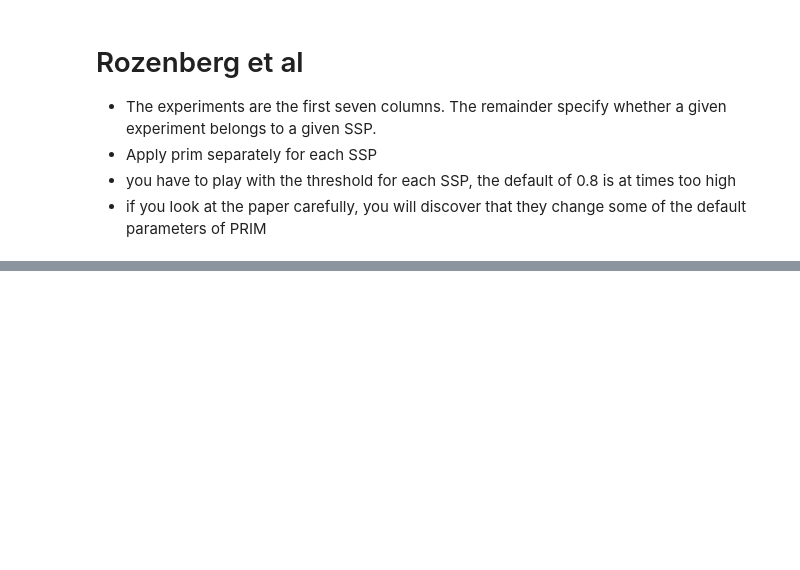
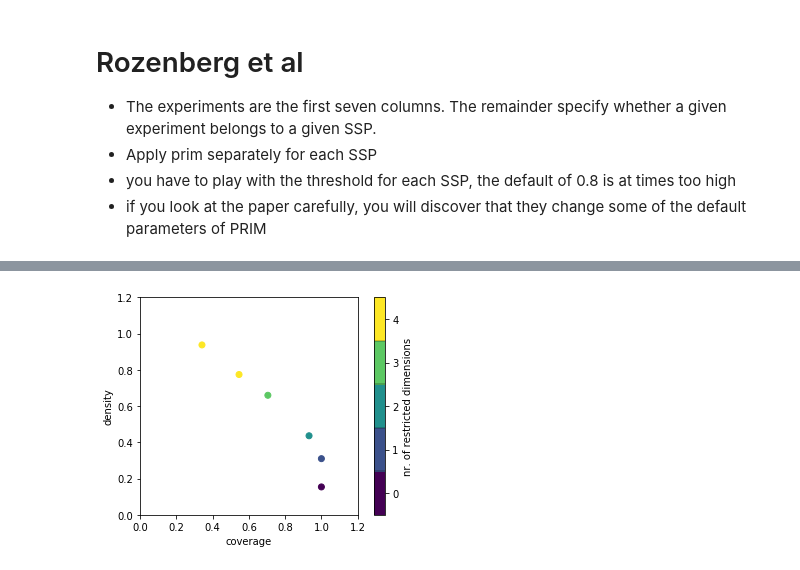
Before and after one commit to jasonrwang/epa1361_open, a Jupyter notebook: Week 3-4 - vulnerability analysis/assignment 4 - scenario discovery.ipynb, the cells around one changed output, grey strips where cells are left out. Drawn from its saved outputs; the diff is of its cells as text; code cells hidden in the pictures; blank space fills up the shorter version.

```diff
--- a/Week 3-4 - vulnerability analysis/assignment 4 - scenario discovery.ipynb
+++ b/Week 3-4 - vulnerability analysis/assignment 4 - scenario discovery.ipynb
@@ -146,3 +146,6 @@ plt.show()
 * Apply prim separately for each SSP
 * you have to play with the threshold for each SSP, the default of 0.8 is at times too high
 * if you look at the paper carefully, you will discover that they change some of the default parameters of PRIM
+# %%
+df = pd.read_csv('data/Rozenberg et al 2014.csv')
+df.head()
@@ -148,0 +159,18 @@ plt.show()
+# %%
+# Define experiments and outcomes
+
+x = df.iloc[:,0:7] # Select experiment inputs
+y = df.iloc[:,7:12] # These are integer-binary
+# %%
+# Choose the scenario to analyze here
+prim_alg_SSP1 = prim.Prim(x, y['SSP1'], threshold = 0.8, peel_alpha = 0.1)
+prim_alg_SSP2 = prim.Prim(x, y['SSP2'], threshold = 0.55, peel_alpha = 0.1)
+prim_alg_SSP3 = prim.Prim(x, y['SSP3'], threshold = 0.8, peel_alpha = 0.1)
+prim_alg_SSP4 = prim.Prim(x, y['SSP4'], threshold = 0.8, peel_alpha = 0.1)
+prim_alg_SSP5 = prim.Prim(x, y['SSP5'], threshold = 0.45, peel_alpha = 0.1)
+
+box_SSP1 = prim_alg_SSP1.find_box()
+box_SSP2 = prim_alg_SSP2.find_box()
+box_SSP3 = prim_alg_SSP3.find_box()
+box_SSP4 = prim_alg_SSP4.find_box()
+box_SSP5 = prim_alg_SSP5.find_box()
@@ -148,0 +188,5 @@ plt.show()
+# %%
+box_SSP1.show_tradeoff()
+plt.show()
+# %% [output]
+[figure, added]
```
Also changed, not shown: parts of 21 cells of this notebook, 2 other files.
